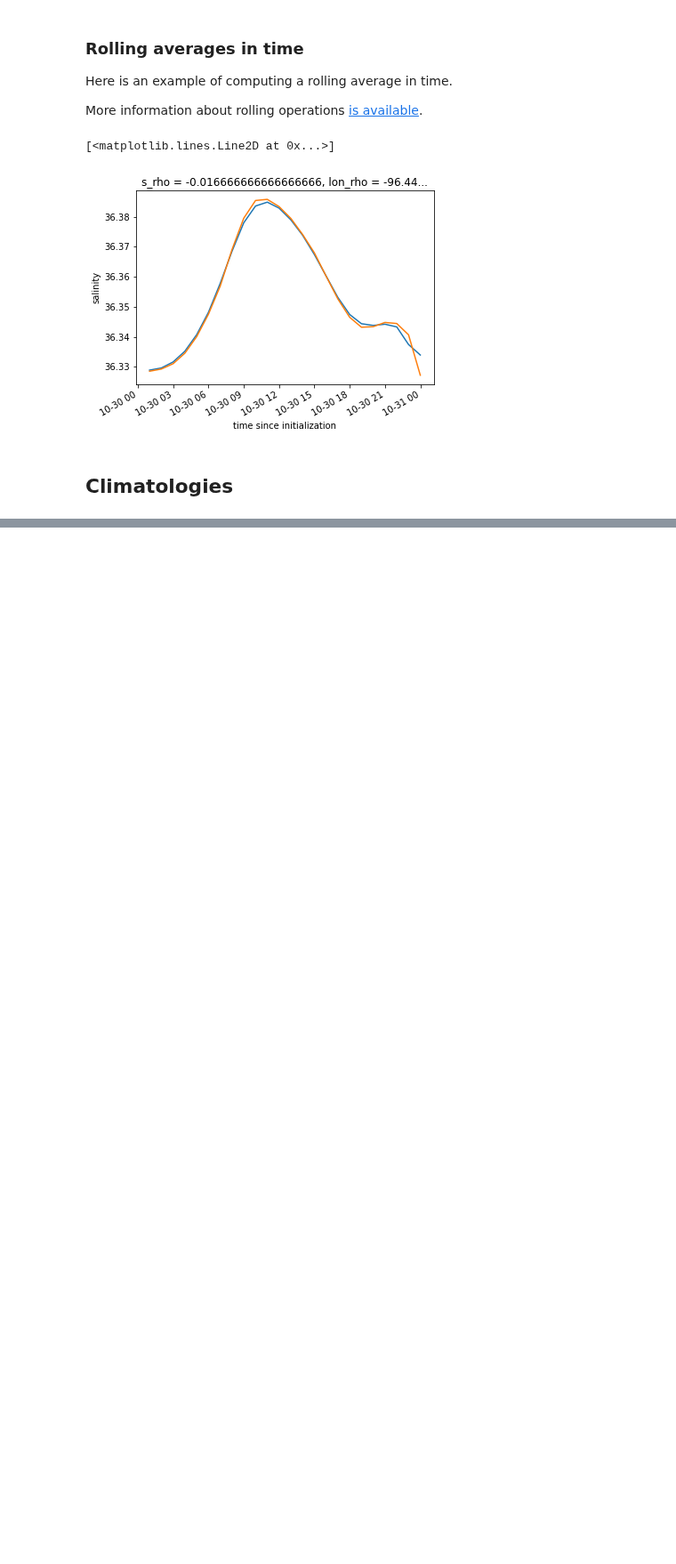
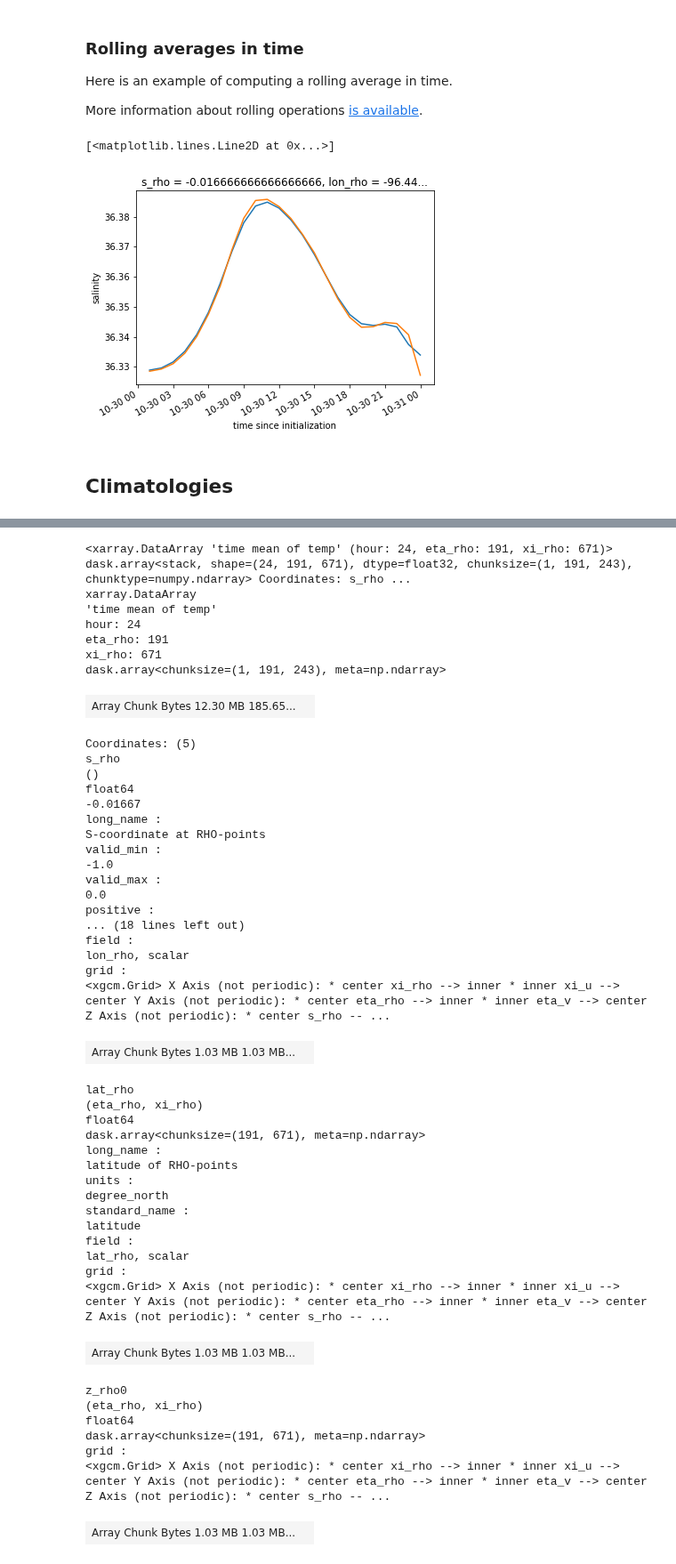
Before and after one commit to xoceanmodel/xroms, a Jupyter notebook: examples/calc.ipynb, the cells around one changed output, grey strips where cells are left out. Shown at 89% size. Saved outputs shown, nothing was run; the diff lists cells and outputs as text; code cells hidden in the pictures; blank space fills up the shorter version.

```diff
--- a/examples/calc.ipynb
+++ b/examples/calc.ipynb
@@ -496,0 +517,51 @@ Celsius
+# %%
+ds.temp.isel(s_rho=-1).xroms.groupbytime('hour')
+# %% [output]
+<xarray.DataArray 'time mean of temp' (hour: 24, eta_rho: 191, xi_rho: 671)> dask.array<stack, shape=(24, 191, 671), dtype=float32, chunksize=(1, 191, 243), chunktype=numpy.ndarray> Coordinates: s_rho ...
+xarray.DataArray
+'time mean of temp'
+hour: 24
+eta_rho: 191
+xi_rho: 671
+dask.array<chunksize=(1, 191, 243), meta=np.ndarray>
+| Array Chunk Bytes 12.30 MB 185.65... |  |
+Coordinates: (5)
+s_rho
+()
+float64
+-0.01667
+long_name :
+S-coordinate at RHO-points
+valid_min :
+-1.0
+valid_max :
+0.0
+positive :
+... (18 lines left out)
+field :
+lon_rho, scalar
+grid :
+<xgcm.Grid> X Axis (not periodic): * center xi_rho --> inner * inner xi_u --> center Y Axis (not periodic): * center eta_rho --> inner * inner eta_v --> center Z Axis (not periodic): * center s_rho -- ...
+| Array Chunk Bytes 1.03 MB 1.03 MB... |  |
+lat_rho
+(eta_rho, xi_rho)
+float64
+dask.array<chunksize=(191, 671), meta=np.ndarray>
+long_name :
+latitude of RHO-points
+units :
+degree_north
+standard_name :
+latitude
+field :
+lat_rho, scalar
+grid :
+<xgcm.Grid> X Axis (not periodic): * center xi_rho --> inner * inner xi_u --> center Y Axis (not periodic): * center eta_rho --> inner * inner eta_v --> center Z Axis (not periodic): * center s_rho -- ...
+| Array Chunk Bytes 1.03 MB 1.03 MB... |  |
+z_rho0
+(eta_rho, xi_rho)
+float64
+dask.array<chunksize=(191, 671), meta=np.ndarray>
+grid :
+<xgcm.Grid> X Axis (not periodic): * center xi_rho --> inner * inner xi_u --> center Y Axis (not periodic): * center eta_rho --> inner * inner eta_v --> center Z Axis (not periodic): * center s_rho -- ...
+| Array Chunk Bytes 1.03 MB 1.03 MB... |  |
```
Also changed, not shown: parts of 36 cells of this notebook, 7 other files.
